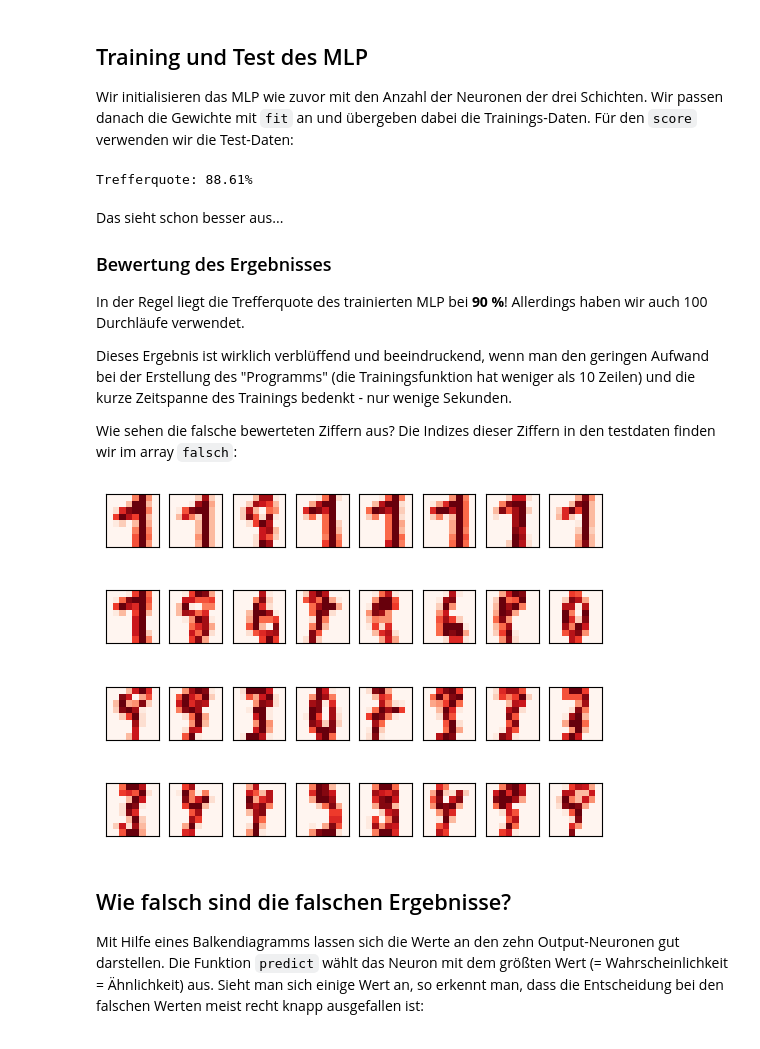
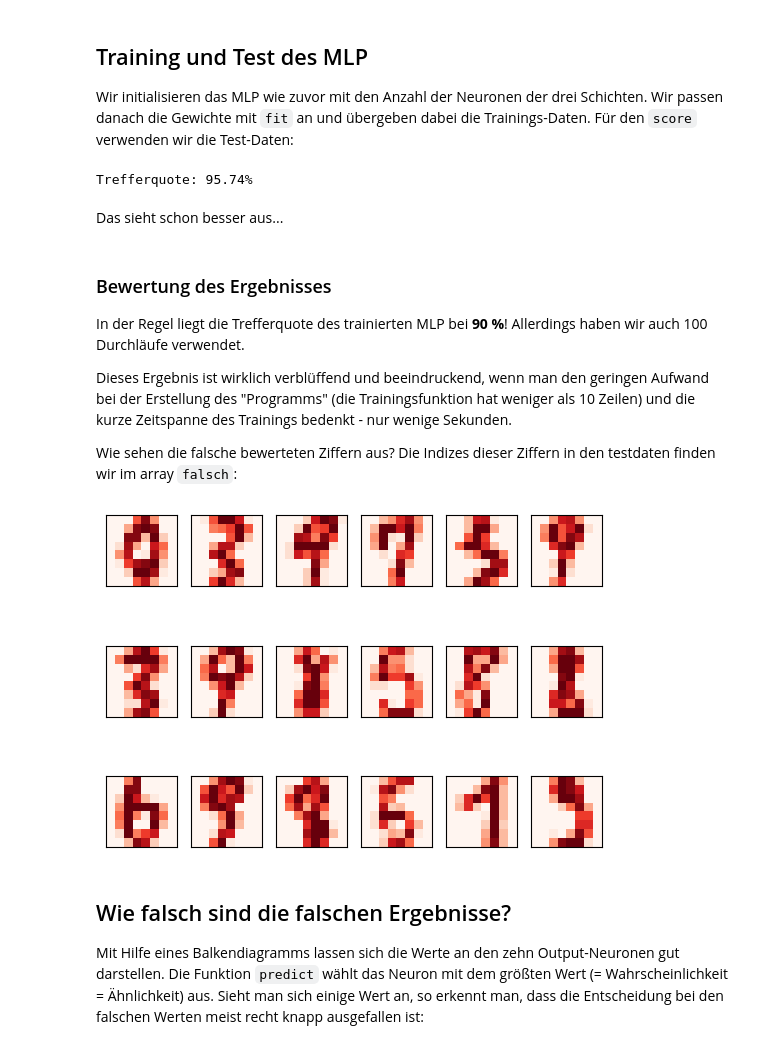
Before and after one commit to infaktum/ML1, a Jupyter notebook: deep_learning/DL05.1_MLP_und_Ziffern.ipynb, the cells around one changed output. Saved outputs shown, nothing was run; the diff lists cells and outputs as text; code cells hidden in the pictures.

```diff
--- a/deep_learning/DL05.1_MLP_und_Ziffern.ipynb
+++ b/deep_learning/DL05.1_MLP_und_Ziffern.ipynb
@@ -37,9 +37,9 @@ X = X / 255.
 # %% [markdown]
 Jetzt teilen wir die Daten in einen größeren Teil für das Training und einen kleineren Teil für die Tests auf:
 # %%
-train_size = int(0.8 * len(X))
+from sklearn.model_selection import train_test_split
 
-X_train, X_test, y_train, y_test = X[:train_size], X[train_size:], y[:train_size], y[train_size:]
+X_train, X_test, y_train, y_test = train_test_split(X,y, train_size=0.7,random_state=42)
 # %% [markdown]
 ## Das MLP
 
@@ -140,10 +140,10 @@ mlp.fit(X_train, y_train, epochs = 100)
 score, falsch = mlp.score(X_test,y_test)
 print(f'Trefferquote: {score:.2%}')
 # %% [output]
-Trefferquote: 88.61%
+Trefferquote: 95.74%
+# %% [markdown]
+Das sieht schon besser aus...
 # %% [markdown]
-Das sieht schon besser aus...
-
 ### Bewertung des Ergebnisses
 
 In der Regel liegt die Trefferquote des trainierten MLP bei __90 %__! Allerdings haben wir auch 100 Durchläufe verwendet.
@@ -154,10 +154,10 @@ Wie sehen die falsche bewerteten Ziffern aus? Die Indizes dieser Ziffern in den
 # %%
 f_img = [X_test[k].reshape(8,8) for k in falsch]
 
-rows, cols = 4, 8
+rows, cols = 3, 6
 gallery(f_img,rows, cols,cmap='Reds')
 # %% [output]
-[figure, old version]
+[figure, new version]
 # %% [markdown]
 ## Wie falsch sind die falschen Ergebnisse?
 
```
Also changed, not shown: parts of 2 cells of this notebook, 15 other files.
